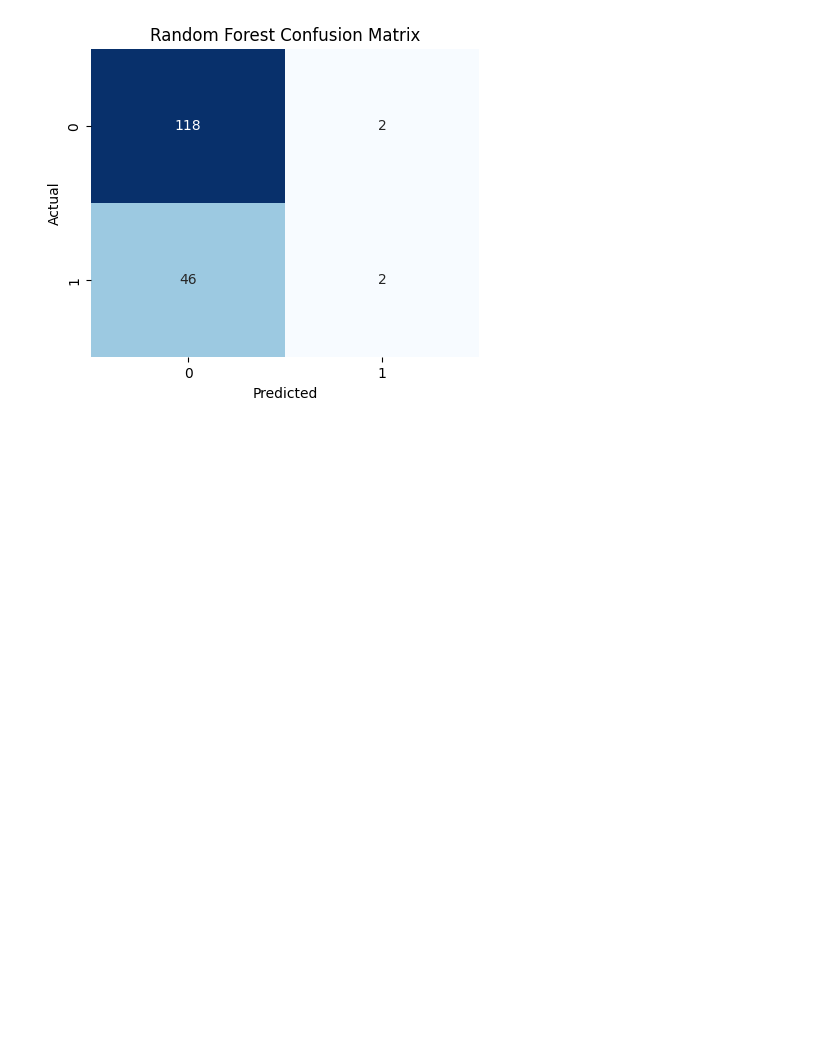
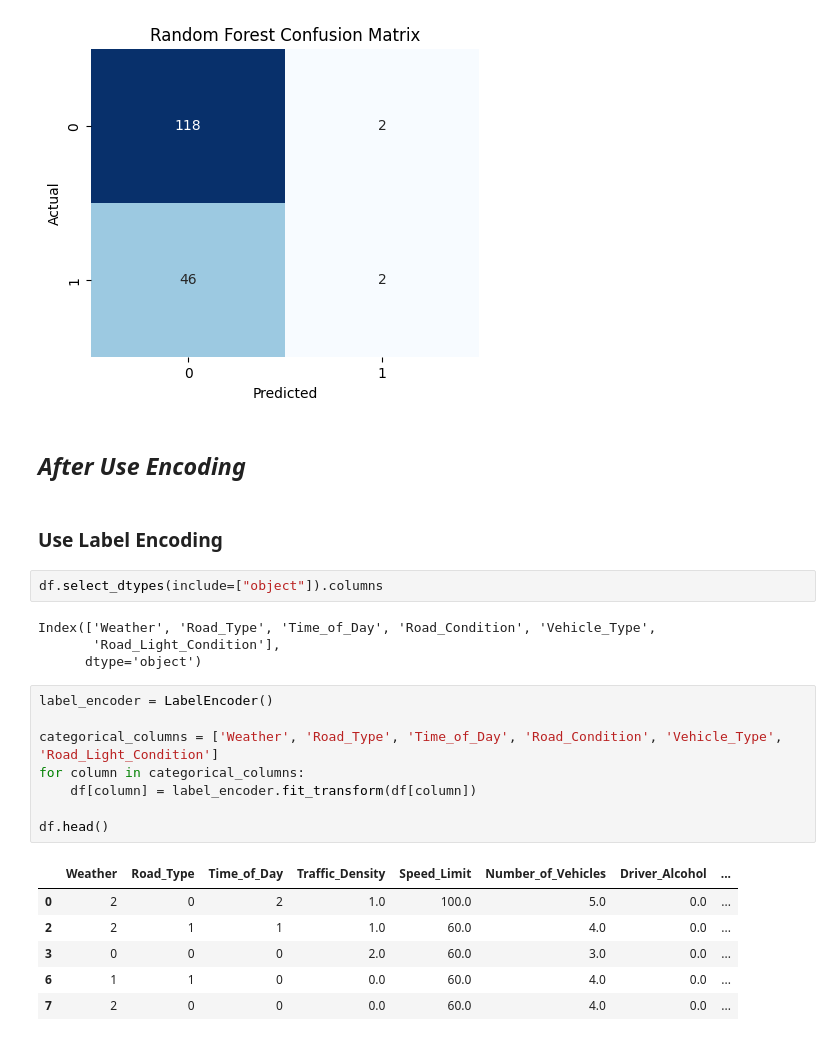
Before and after one commit to Aji2006/Predicting-Road-Accidents-with-Machine-Learning-Classification-Models, a Jupyter notebook: main.ipynb, the cells around one changed output. Cells and saved outputs as stored; diff of their text form; blank space fills up the shorter version.

Commit message:
Add Model with Encoding Features

```diff
--- a/main.ipynb
+++ b/main.ipynb
@@ -496,3 +500,28 @@ F1-Score: 0.0769
 
 ----------------------------------------
 [figure]
+# %% [markdown]
+## *After Use Encoding*
+# %% [markdown]
+### **Use Label Encoding**
+# %%
+df.select_dtypes(include=["object"]).columns
+# %% [output]
+Index(['Weather', 'Road_Type', 'Time_of_Day', 'Road_Condition', 'Vehicle_Type',
+       'Road_Light_Condition'],
+      dtype='object')
+# %%
+label_encoder = LabelEncoder()
+
+categorical_columns = ['Weather', 'Road_Type', 'Time_of_Day', 'Road_Condition', 'Vehicle_Type', 'Road_Light_Condition']
+for column in categorical_columns:
+    df[column] = label_encoder.fit_transform(df[column])
+
+df.head()
+# %% [output]
+|  | Weather | Road_Type | Time_of_Day | Traffic_Density | Speed_Limit | Number_of_Vehicles | Driver_Alcohol | ... |
+| 0 | 2 | 0 | 2 | 1.0 | 100.0 | 5.0 | 0.0 | ... |
+| 2 | 2 | 1 | 1 | 1.0 | 60.0 | 4.0 | 0.0 | ... |
+| 3 | 0 | 0 | 0 | 2.0 | 60.0 | 3.0 | 0.0 | ... |
+| 6 | 1 | 1 | 0 | 0.0 | 60.0 | 4.0 | 0.0 | ... |
+| 7 | 2 | 0 | 0 | 0.0 | 60.0 | 4.0 | 0.0 | ... |
```
Also changed, not shown: parts of 25 cells of this notebook.
